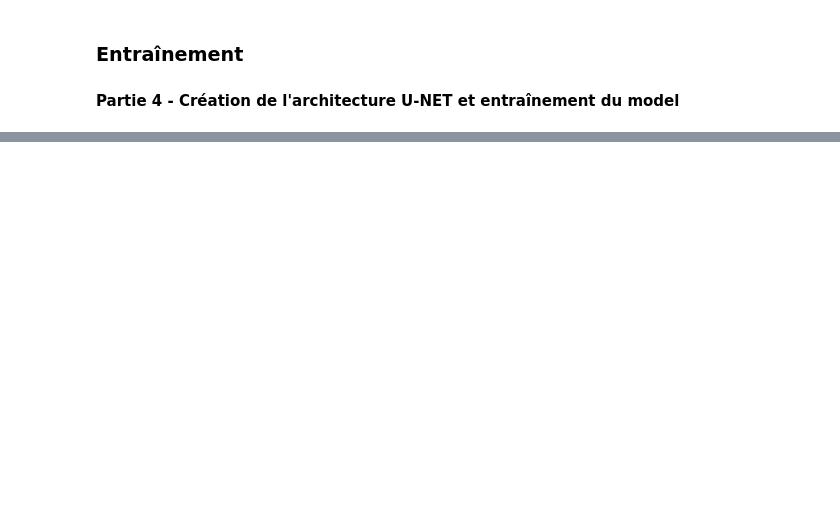
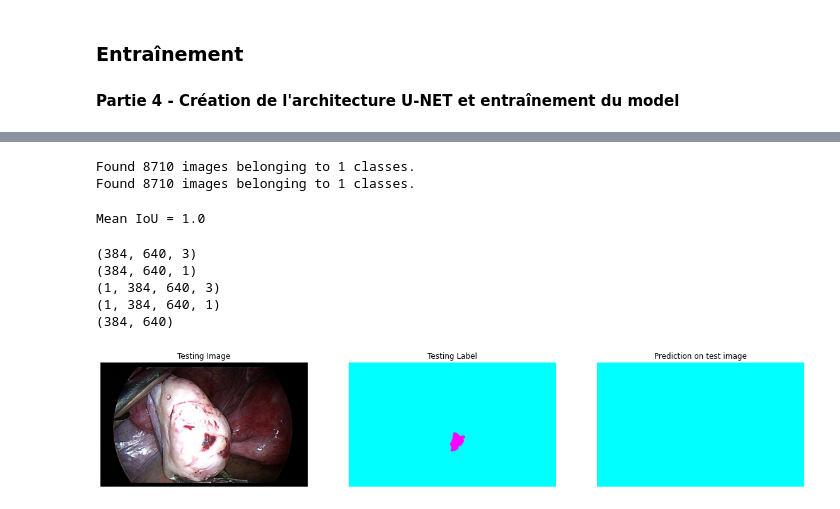
Before and after one commit to Magic-Ludo/Segmentation-of-endometriotic-lesions-with-U-NET, a Jupyter notebook: Notebooks/5- Results.ipynb, the cells around one changed output, grey strips where cells are left out. Drawn from its saved outputs; the diff is of its cells as text; code cells hidden in the pictures; blank space fills up the shorter version.

Commit message:
Add result process

```diff
--- a/Notebooks/5- Results.ipynb
+++ b/Notebooks/5- Results.ipynb
@@ -48,0 +47,14 @@ model = load_model("Notebooks/ENDOMETRIOSIS_UNET_SEG.hdf5", compile=False)
+# %%
+seed=24
+batch_size= 100
+
+val_img_path = os.path.join(datasets_dir, 'DATASET', 'Train', 'Images')
+val_mask_path = os.path.join(datasets_dir, 'DATASET', 'Train', 'Masks')
+val_img_gen = gen.trainGenerator(val_img_path, val_mask_path, batch_size, seed)
+
+model = load_model("ENDOMETRIOSIS_UNET_SEG.hdf5", compile=False)
+
+test_image_batch, test_mask_batch = val_img_gen.__next__()
+# %% [output]
+Found 8710 images belonging to 1 classes.
+Found 8710 images belonging to 1 classes.
@@ -48,0 +65,45 @@ model = load_model("Notebooks/ENDOMETRIOSIS_UNET_SEG.hdf5", compile=False)
+# %%
+from keras.metrics import MeanIoU
+n_classes = 2
+IOU_keras = MeanIoU(num_classes=n_classes)
+IOU_keras.update_state(y_argmax, y_pred_argmax)
+print("Mean IoU =", IOU_keras.result().numpy())
+# %% [output]
+Mean IoU = 1.0
+# %%
+import matplotlib.pyplot as plt
+
+test_img_number = random.randint(0, len(test_image_batch)-1)
+test_img = test_image_batch[test_img_number]
+print(test_img.shape)
+ground_truth=test_mask_batch[test_img_number]
+print(ground_truth.shape)
+
+test_img_input=np.expand_dims(test_img, 0)
+print(test_img_input.shape)
+prediction = (model.predict(test_img_input))
+print(prediction.shape)
+predicted_img=np.argmax(prediction, axis=3)[0,:,:]
+print(predicted_img.shape)
+
+plt.figure(figsize=(20, 15))
+plt.subplot(231)
+plt.title('Testing Image')
+plt.imshow(test_img)
+plt.axis('off')
+plt.subplot(232)
+plt.title('Testing Label')
+plt.imshow(ground_truth, cmap='cool')
+plt.axis('off')
+plt.subplot(233)
+plt.title('Prediction on test image')
+plt.imshow(predicted_img, cmap='cool')
+plt.axis('off')
+plt.show()
+# %% [output]
+(384, 640, 3)
+(384, 640, 1)
+(1, 384, 640, 3)
+(1, 384, 640, 1)
+(384, 640)
+[figure, added]
```
Also changed, not shown: parts of 3 cells of this notebook, 1 other file.
